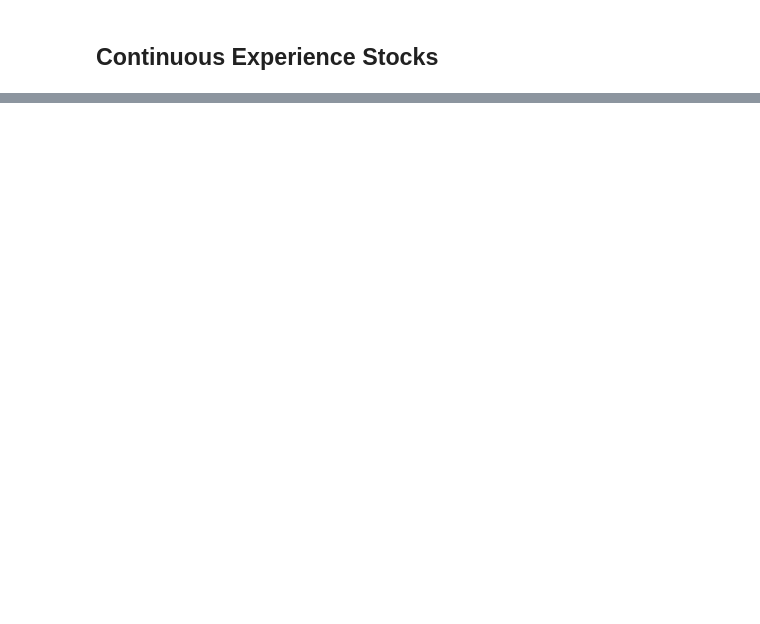
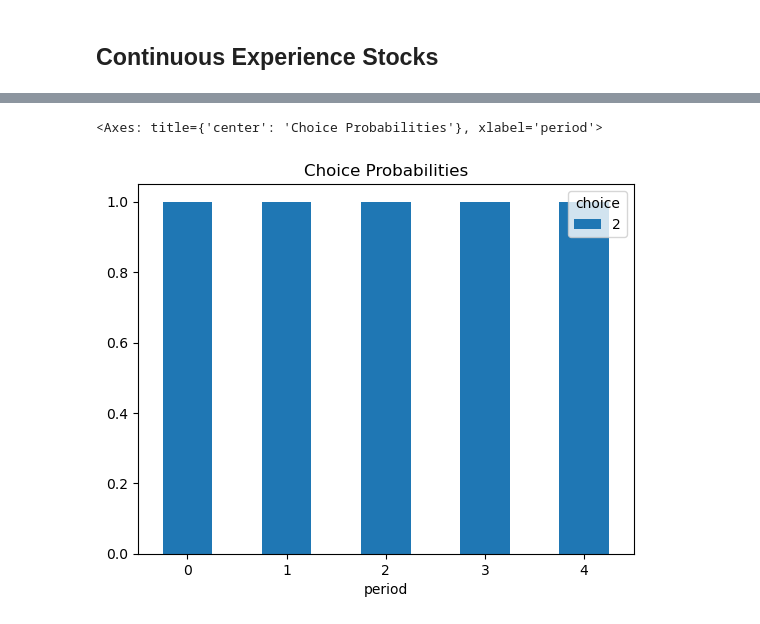
Before and after one commit to OpenSourceEconomics/dcegm, a Jupyter notebook: docs/source/background/two_occupation_model.ipynb, the cells around one changed output, grey strips where cells are left out. Drawn from its saved outputs; the diff is of its cells as text; code cells hidden in the pictures; blank space fills up the shorter version.

```diff
--- a/docs/source/background/two_occupation_model.ipynb
+++ b/docs/source/background/two_occupation_model.ipynb
@@ -330,7 +315,6 @@ state_space_functions_cont_exp = {
 }
 # %%
 def budget_constraint_cont_exp(
-    period,
     lagged_choice,
     exp_green,
     exp_red,
@@ -338,13 +322,11 @@ def budget_constraint_cont_exp(
     income_shock_previous_period,
     params,
 ):
-    exp_green_years = exp_green * period
-    exp_red_years = exp_red * period
     interest_factor = 1 + params["interest_rate"]
     wage = (
         params["wage_constant"]
-        + params["wage_exp_green"] * exp_green_years * (lagged_choice == 1)
-        + params["wage_exp_red"] * exp_red_years * (lagged_choice == 0)
+        + params["wage_exp_green"] * exp_green * (lagged_choice == 1)
+        + params["wage_exp_red"] * exp_red * (lagged_choice == 0)
     )
     resource = (
         interest_factor * asset_end_of_previous_period
@@ -368,17 +366,24 @@ def budget_constraint_cont_exp(
 # %%
-# n_agents=100
-# states_initial = {
-#     "n_agents": n_agents,
-#     "assets_begin_of_period": jnp.zeros(n_agents),
-#     "exp_green": jnp.zeros(n_agents),
-#     "exp_red": jnp.zeros(n_agents),
-#     "lagged_choice": jnp.zeros(n_agents),
-#     "period": jnp.zeros(n_agents, dtype=int)
-# }
+n_agents = 100
+states_initial = {
+    "n_agents": n_agents,
+    "assets_begin_of_period": jnp.zeros(n_agents),
+    "exp_green": jnp.zeros(n_agents),
+    "exp_red": jnp.zeros(n_agents),
+    "lagged_choice": jnp.zeros(n_agents),
+    "period": jnp.zeros(n_agents, dtype=int),
+}
 # %%
-# simulate_cont_exp=model_cont_exp.get_solve_and_simulate_func(states_initial=states_initial, seed=99)
+simulate_cont_exp = model_cont_exp.get_solve_and_simulate_func(
+    states_initial=states_initial, seed=99
+)
 # %%
-# df_cont_exp = simulate(params)
+df_cont_exp = simulate_cont_exp(params)
 # %%
-# df_cont_exp.groupby("period").choice.value_counts(normalize=True).unstack().plot(stacked=True, kind="bar", rot=0, title="Choice Probabilities")
+df_cont_exp.groupby("period").choice.value_counts(normalize=True).unstack().plot(
+    stacked=True, kind="bar", rot=0, title="Choice Probabilities"
+)
+# %% [output]
+<Axes: title={'center': 'Choice Probabilities'}, xlabel='period'>
+[figure, added]
 # %%
```
Also changed, not shown: parts of 20 cells of this notebook, 2 other files.
